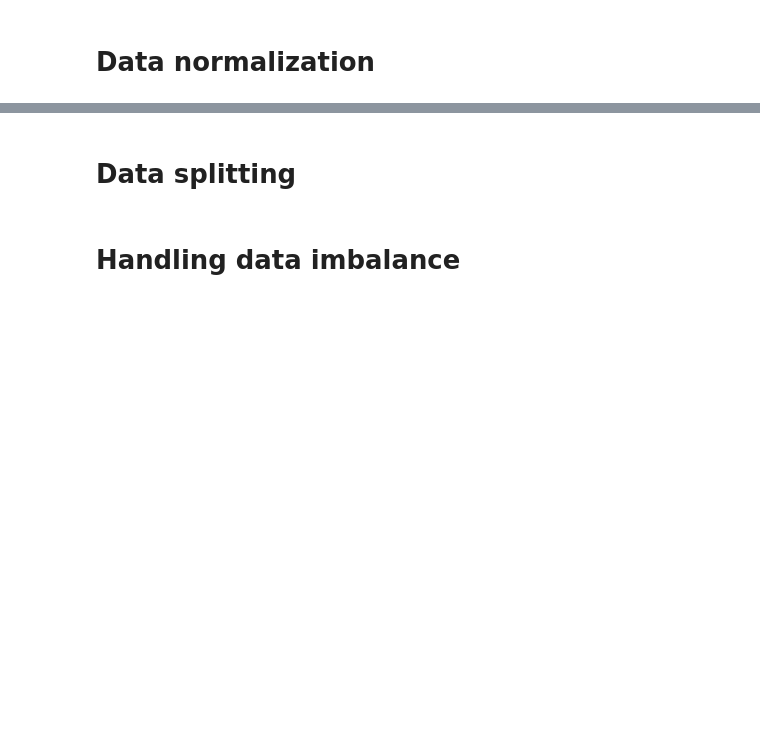
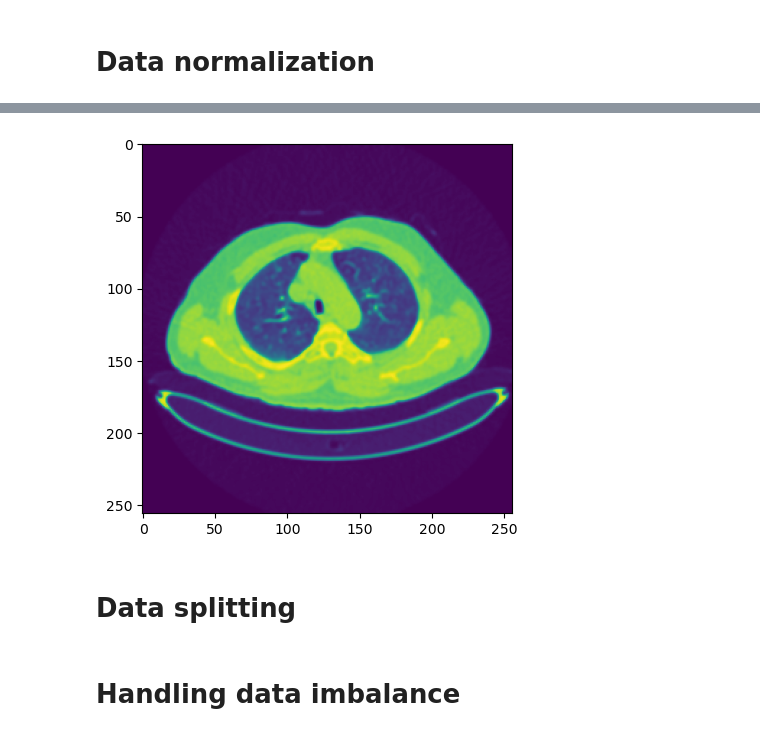
Before and after one commit to Ivansanjaya11/lung_cancer, a Jupyter notebook: cancer_model.ipynb, the cells around one changed output, grey strips where cells are left out. Cells and saved outputs as stored; diff of their text form; code cells hidden in the pictures; blank space fills up the shorter version.

```diff
--- a/cancer_model.ipynb
+++ b/cancer_model.ipynb
@@ -154,3 +162,14 @@ plt.show()
+# %%
+# using standardization
+for data in dataset:
+    mean, std = cv2.meanStdDev(data[0])
+    img = (data[0] - mean) / std
+    data[0] = img
+
+plt.imshow(dataset[0][0])
+plt.show()
+# %% [output]
+[figure, added]
 # %% [markdown]
 # Data splitting
 # %% [markdown]
```
Also changed, not shown: parts of 5 cells of this notebook.
